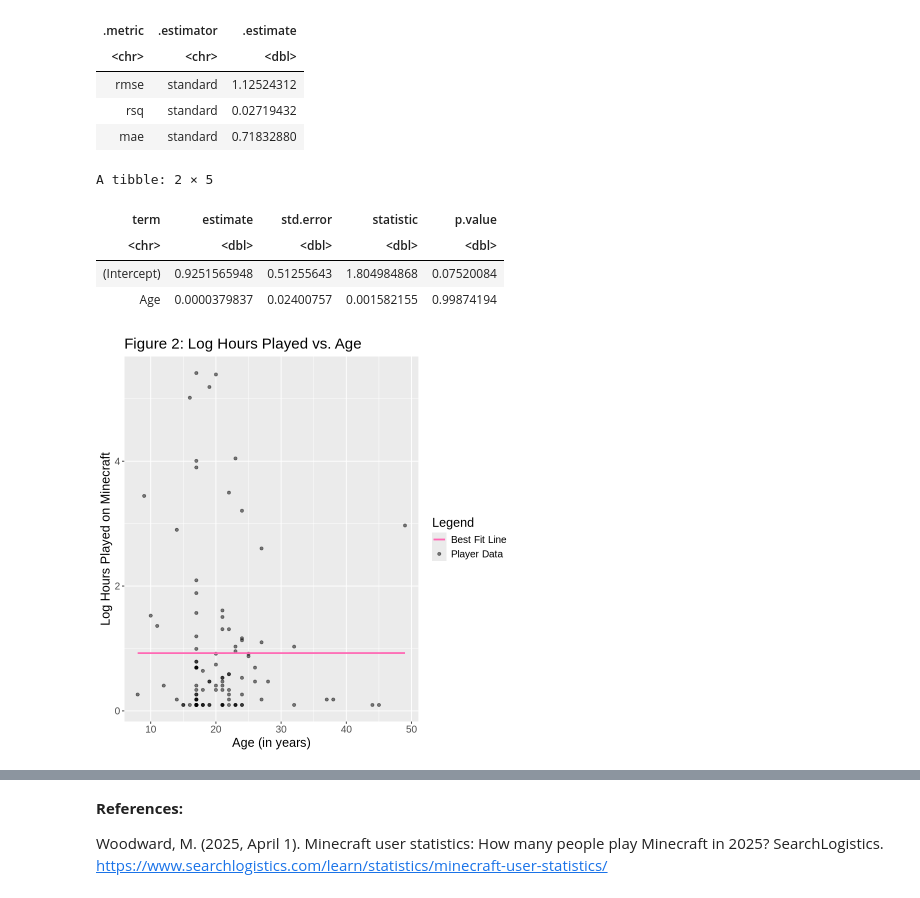
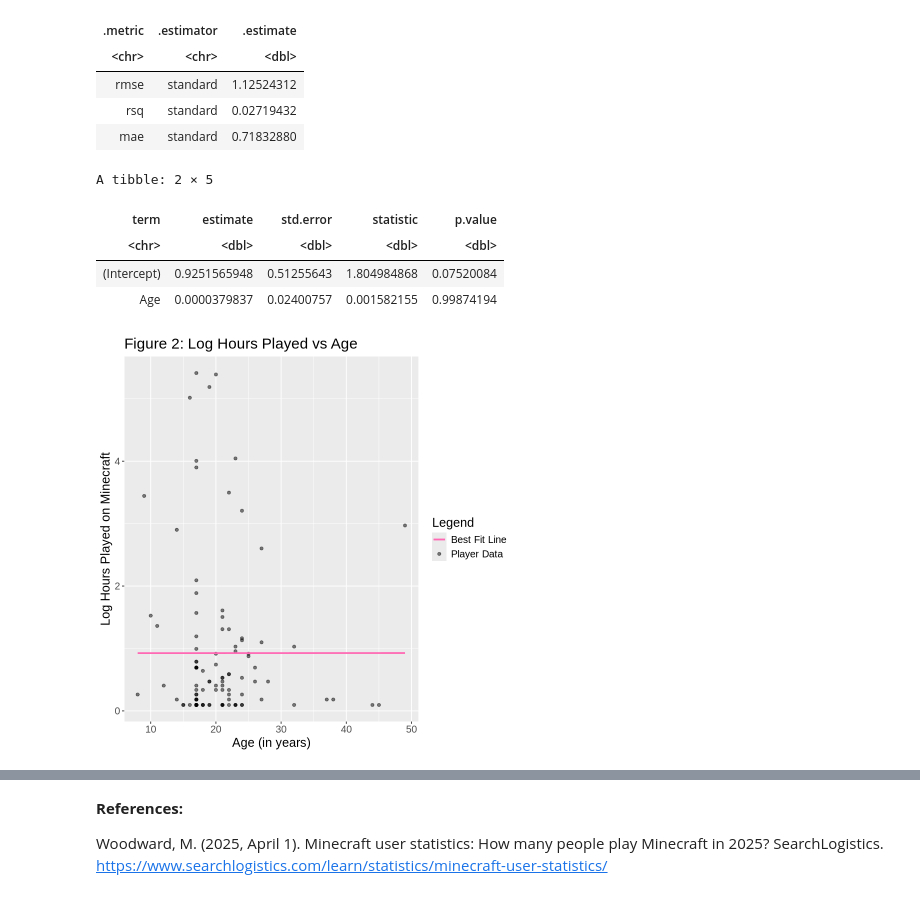
Before and after one commit to cindyttt/dsci-100-2025-final-project, a Jupyter notebook: analysis.ipynb, the cells around one changed output, grey strips where cells are left out. Cells and saved outputs as stored; diff of their text form; code cells hidden in the pictures.

Commit message:
Fixed plot title

```diff
--- a/analysis.ipynb
+++ b/analysis.ipynb
@@ -392,31 +392,31 @@ A tibble: 3 × 3
 # %%
 lm_plot_final2.0 <- ggplot(players_final2.0, aes(x = Age, y = log_hours)) +
   geom_point(aes(color = "Player Data"), alpha = 0.5) +
   geom_line(data = Age_preds2.0,
             aes(x = Age, y = .pred, color = "Best Fit Line"),
             linewidth = 1) +
   xlab("Age (in years)") +
   ylab("Log Hours Played on Minecraft") +
-  ggtitle("Figure 2: Log Hours Played vs. Age") +
+  ggtitle("Figure 2: Log Hours Played vs Age") +
   scale_color_manual(
     name = "Legend",
     values = c("Player Data" = "black", "Best Fit Line" = "hotpink")
   ) +
   theme(text = element_text(size = 15))
 
 lm_plot_final2.0
 
 coeffs2.0 <- lm_fit2.0 |>
              extract_fit_parsnip() |>
              tidy()
 coeffs2.0
 # %% [output]
 A tibble: 2 × 5
 | term | estimate | std.error | statistic | p.value |
 | <chr> | <dbl> | <dbl> | <dbl> | <dbl> |
 | (Intercept) | 0.9251565948 | 0.51255643 | 1.804984868 | 0.07520084 |
 | Age | 0.0000379837 | 0.02400757 | 0.001582155 | 0.99874194 |
-[figure, old version]
+[figure, new version]
 # %% [markdown]
 **Discussion:**
 
```
Also changed, not shown: parts of 2 cells of this notebook.
